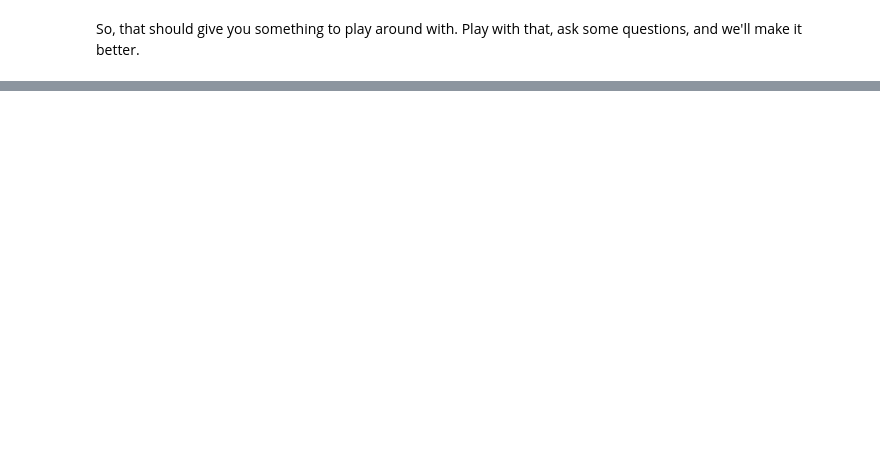
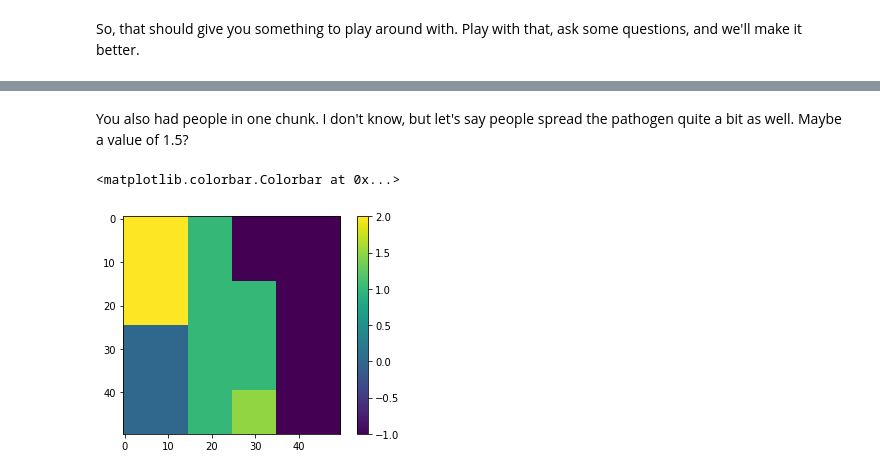
Before and after one commit to DrRoad/NZClimateCourse, a Jupyter notebook: InNZ/Project/Pathogens-MGL.ipynb, the cells around one changed output, grey strips where cells are left out. Cells and saved outputs as stored; diff of their text form; code cells hidden in the pictures; blank space fills up the shorter version.

```diff
--- a/InNZ/Project/Pathogens-MGL.ipynb
+++ b/InNZ/Project/Pathogens-MGL.ipynb
@@ -244,0 +291,9 @@ So, that should give you something to play around with. Play with that, ask some
+# %% [markdown]
+You also had people in one chunk. I don't know, but let's say people spread the pathogen quite a bit as well. Maybe a value of 1.5?
+# %%
+external_field[40:50,25:35] = 1.5
+plt.imshow(external_field)
+plt.colorbar()
+# %% [output]
+<matplotlib.colorbar.Colorbar at 0x...>
+[figure, added]
```
Also changed, not shown: parts of 22 cells of this notebook.
